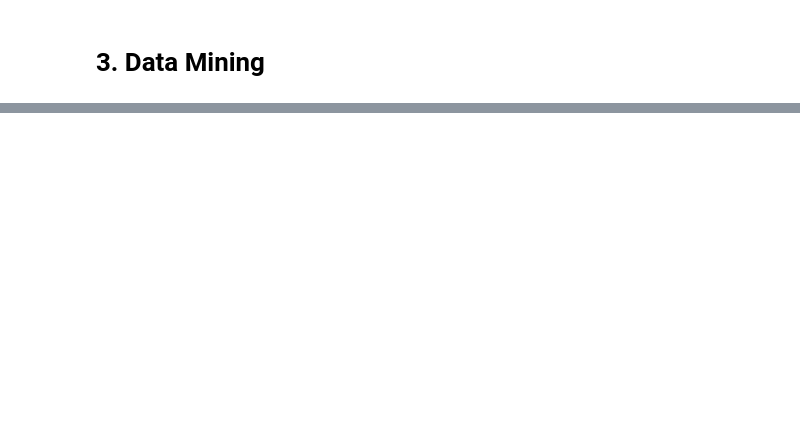
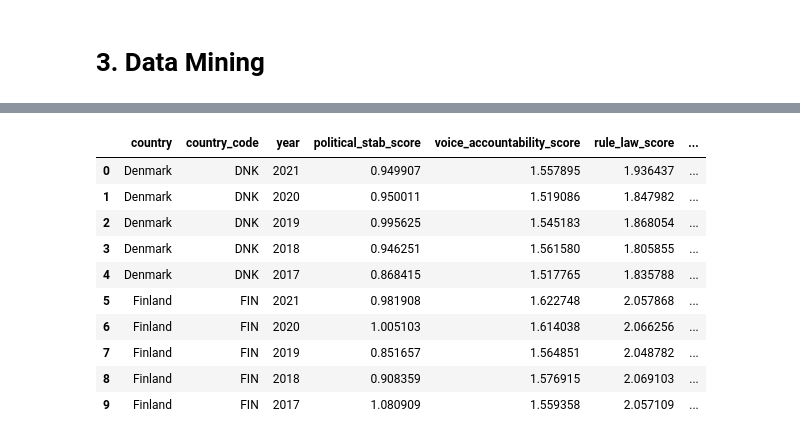
Before and after one commit to DifanD/msin0166, a Jupyter notebook: Inidividual/MSIN0166_Inividual.ipynb, the cells around one changed output, grey strips where cells are left out. Saved outputs shown, nothing was run; the diff lists cells and outputs as text; code cells hidden in the pictures; blank space fills up the shorter version.

```diff
--- a/Inidividual/MSIN0166_Inividual.ipynb
+++ b/Inidividual/MSIN0166_Inividual.ipynb
@@ -403,0 +530,8 @@ Algeria
+# %%
+# Change column types based on DB diagram (remove "''" first before proceeding to change type)
+corrupt_control_score=corrupt_control_score[(corrupt_control_score['corruption_control_score']!='')]
+government_effectiveness_score = government_effectiveness_score[(government_effectiveness_score['government_effectiveness_score']!='')]
+regulation_quality_score = regulation_quality_score[(regulation_quality_score['regulation_quality_score']!='')]
+rule_law_score = rule_law_score[(rule_law_score['rule_law_score']!='')]
+voice_accountability_score=voice_accountability_score[(voice_accountability_score['voice_accountability_score']!='')]
+political_stab_score=political_stab_score[(political_stab_score['political_stab_score']!='')]
@@ -403,0 +576,45 @@ Algeria
+# %%
+# Match the year from corruption data from corruption table (i.e. from 2017 to 2022)
+def match_year(df):
+  year = range(2017,2023)
+  df = df[df['year'].isin(year)]
+  return df
+corrupt_control_score = match_year(corrupt_control_score)
+government_effectiveness_score= match_year(government_effectiveness_score)
+regulation_quality_score = match_year(regulation_quality_score)
+rule_law_score = match_year(rule_law_score)
+voice_accountability_score=match_year(voice_accountability_score)
+political_stab_score= match_year(political_stab_score)
+# %%
+# Merge to form Indicator table
+merge_columns = ['country','country_code','year']
+Indicator = pd.merge(political_stab_score,
+                     pd.merge(voice_accountability_score,
+                     pd.merge(rule_law_score,
+                     pd.merge(regulation_quality_score,
+                     pd.merge(corrupt_control_score,government_effectiveness_score,
+                              on=merge_columns),on=merge_columns),
+                              on=merge_columns),on=merge_columns),on=merge_columns)
+# %%
+# Find the percentage change of each indidcator group by country
+Indicator['corrupt_control_score_pct'] = Indicator.groupby('country_code')['corruption_control_score'].pct_change(periods=-1).mul(100).fillna(0).round(2)
+Indicator['government_effectiveness_score_pct'] = Indicator.groupby('country_code')['government_effectiveness_score'].pct_change(periods=-1).mul(100).fillna(0).round(2)
+Indicator['regulation_quality_score_pct'] = Indicator.groupby('country_code')['regulation_quality_score'].pct_change(periods=-1).mul(100).fillna(0).round(2)
+Indicator['rule_law_score_pct'] = Indicator.groupby('country_code')['rule_law_score'].pct_change(periods=-1).mul(100).fillna(0).round(2)
+Indicator['voice_accountability_score_pct'] = Indicator.groupby('country_code')['voice_accountability_score'].pct_change(periods=-1).mul(100).fillna(0).round(2)
+Indicator['cpolitical_stab_score_pct'] = Indicator.groupby('country_code')['political_stab_score'].pct_change(periods=-1).mul(100).fillna(0).round(2)
+# %%
+# Show the aggregated table
+Indicator.head(10)
+# %% [output]
+|  | country | country_code | year | political_stab_score | voice_accountability_score | rule_law_score | ... |
+| 0 | Denmark | DNK | 2021 | 0.949907 | 1.557895 | 1.936437 | ... |
+| 1 | Denmark | DNK | 2020 | 0.950011 | 1.519086 | 1.847982 | ... |
+| 2 | Denmark | DNK | 2019 | 0.995625 | 1.545183 | 1.868054 | ... |
+| 3 | Denmark | DNK | 2018 | 0.946251 | 1.561580 | 1.805855 | ... |
+| 4 | Denmark | DNK | 2017 | 0.868415 | 1.517765 | 1.835788 | ... |
+| 5 | Finland | FIN | 2021 | 0.981908 | 1.622748 | 2.057868 | ... |
+| 6 | Finland | FIN | 2020 | 1.005103 | 1.614038 | 2.066256 | ... |
+| 7 | Finland | FIN | 2019 | 0.851657 | 1.564851 | 2.048782 | ... |
+| 8 | Finland | FIN | 2018 | 0.908359 | 1.576915 | 2.069103 | ... |
+| 9 | Finland | FIN | 2017 | 1.080909 | 1.559358 | 2.057109 | ... |
```
Also changed, not shown: parts of 100 cells of this notebook.
